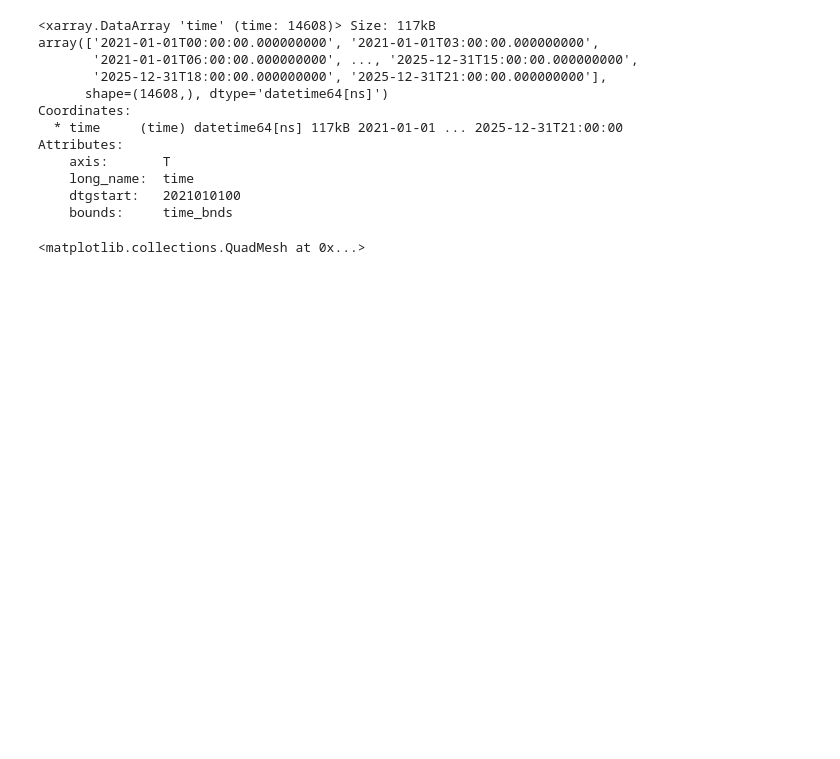
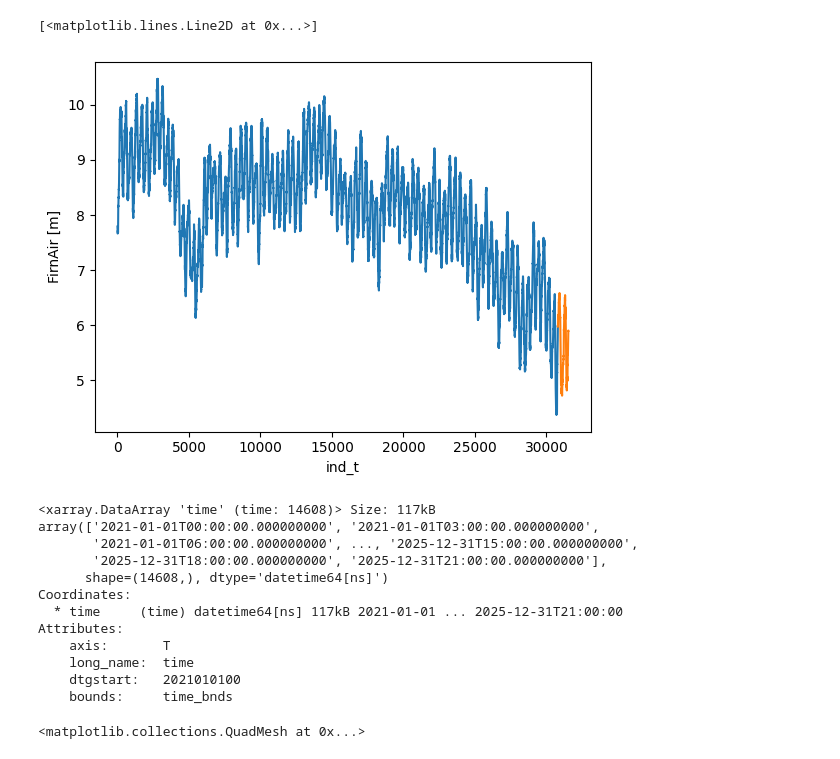
Before and after one commit to IMAU-ice-and-climate/IMAU-FDM, a Jupyter notebook: temp/scratch_check_RACMO.ipynb, the cells around one changed output. Drawn from its saved outputs; the diff is of its cells as text; code cells hidden in the pictures; blank space fills up the shorter version.

```diff
--- a/temp/scratch_check_RACMO.ipynb
+++ b/temp/scratch_check_RACMO.ipynb
@@ -1,6 +1,15 @@
 # %%
 import xarray as xr
 import matplotlib.pyplot as plt
+# %%
+ds = xr.open_dataset("/home/nld4814/scratch/run_FGRN055-era055_1939-2023/output/FGRN055_era055_1D_16.nc")
+ds_extend = xr.open_dataset("/home/nld4814/scratch/extend-FGRN055-era055_1939-2023_to_2025/output/FGRN055_era055_1D_16.nc")
+
+ds.FirnAir.plot()
+ds_extend.FirnAir.plot()
+# %% [output]
+[<matplotlib.lines.Line2D at 0x...>]
+[figure, added]
 # %%
 var="snowfall"
 ds = xr.open_dataset(f"/home/nld4814/scratch/FGRN055_era055/raw/{var}.KNMI-2021.FGRN055_R23p2.BN_RACMO2.3p2_ERA5_3h_1940_FGRN055.3H.nc")
```
Also changed, not shown: 1 other file.
